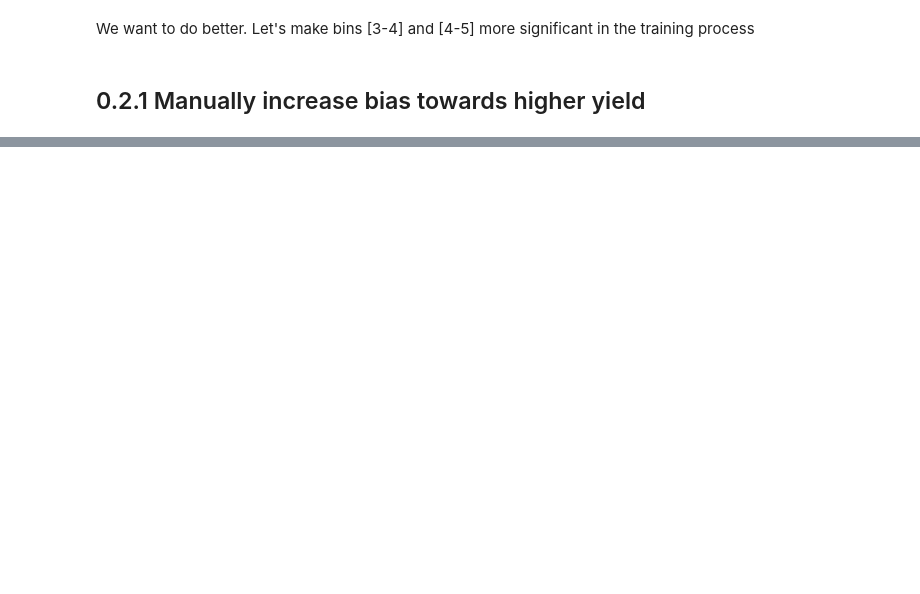
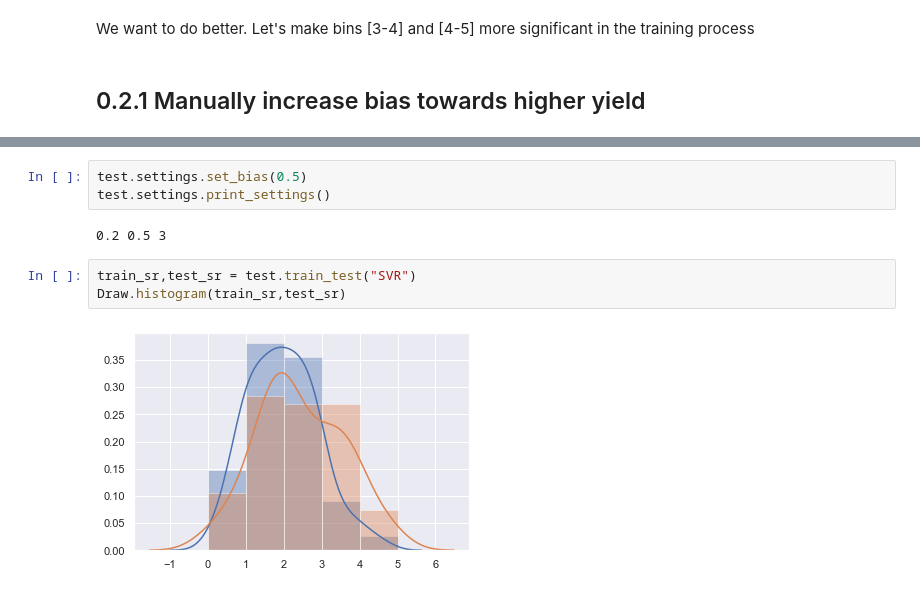
Before and after one commit to duythongvt1/URA-Projects, a Jupyter notebook: CornData/Corn2.ipynb, the cells around one changed output, grey strips where cells are left out. Saved outputs shown, nothing was run; the diff lists cells and outputs as text; blank space fills up the shorter version.

```diff
--- a/CornData/Corn2.ipynb
+++ b/CornData/Corn2.ipynb
@@ -408,0 +346,10 @@ sns.distplot(y_test,bins=[0,1,2,3,4,5],kde=False)
+# %%
+test.settings.set_bias(0.5)
+test.settings.print_settings()
+# %% [output]
+0.2 0.5 3
+# %%
+train_sr,test_sr = test.train_test("SVR")
+Draw.histogram(train_sr,test_sr)
+# %% [output]
+[figure, added]
```
Also changed, not shown: parts of 20 cells of this notebook.
